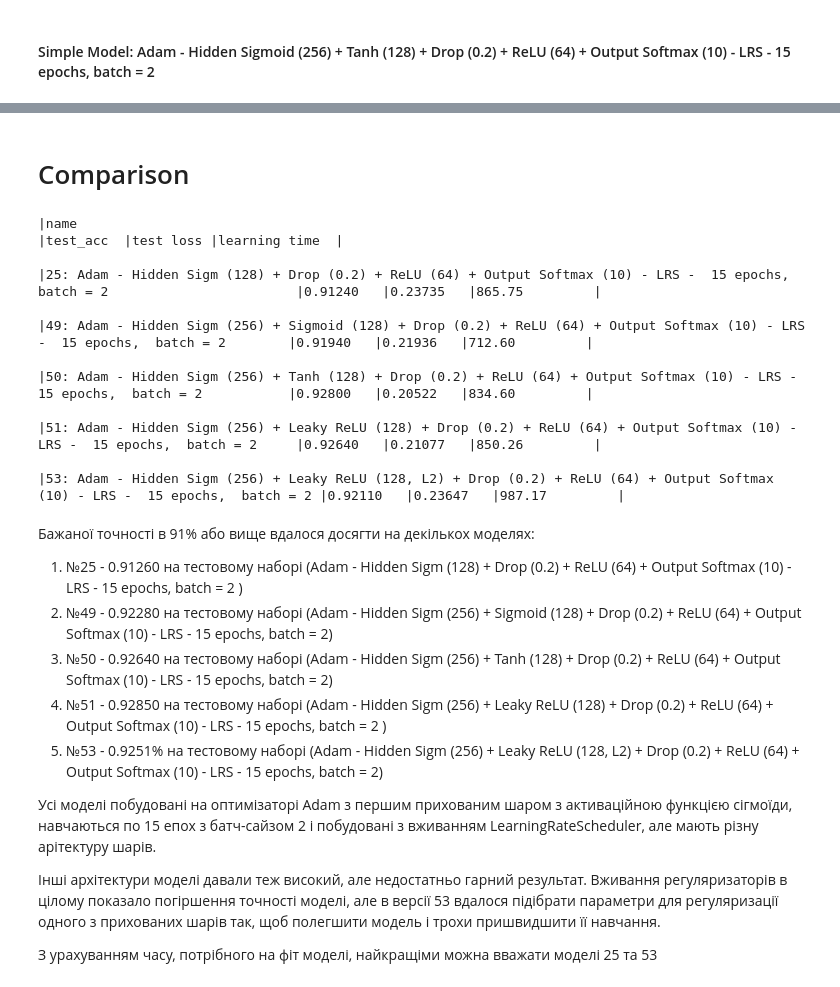
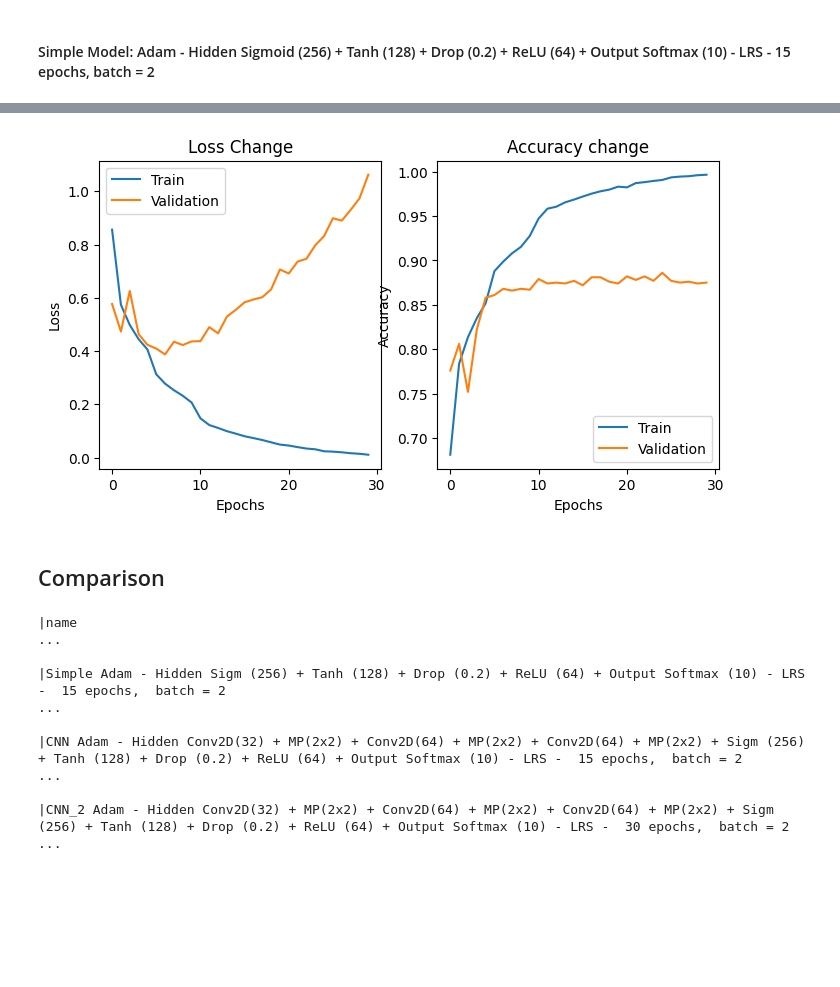
Before and after one commit to Anastasia-Makarova/DATA_homeworks, a Jupyter notebook: HW10.ipynb, the cells around one changed output, grey strips where cells are left out. Drawn from its saved outputs; the diff is of its cells as text; code cells hidden in the pictures; blank space fills up the shorter version.

```diff
--- a/HW10.ipynb
+++ b/HW10.ipynb
@@ -332,0 +359,21 @@ NameError: name 'plot_curves' is not defined
+# %%
+cnn_2_model = tf.keras.Sequential([
+    tf.keras.layers.Lambda(lambda x: x / 255.,  input_shape=(28, 28, 1), name='Normalize'),
+    tf.keras.layers.Conv2D(32, (3, 3), activation="relu"),
+    tf.keras.layers.MaxPooling2D((2, 2)),
+    tf.keras.layers.Conv2D(64, (3, 3), activation='relu'),
+    tf.keras.layers.MaxPooling2D((2, 2)),
+    tf.keras.layers.Conv2D(64, (3, 3), activation='relu'),
+    tf.keras.layers.Flatten(input_shape=(28, 28), name='Flatten'),
+    tf.keras.layers.Dense(256, activation='sigmoid', name='Dense1'),
+    tf.keras.layers.Dense(128, activation='tanh', name='Dense2'),
+    tf.keras.layers.Dropout(0.2, name='Drop1'),
+    tf.keras.layers.Dense(64, activation='relu', name='Dense3'),
+    tf.keras.layers.Dense(10, activation='softmax', name='output')
+])
+# %%
+cnn_2_model.compile(optimizer=optimizer,
+                loss='sparse_categorical_crossentropy',
+                metrics=['accuracy'])
+# %%
+lr_scheduler_callback = tf.keras.callbacks.LearningRateScheduler(lr_schedule)
@@ -332,0 +382,7 @@ NameError: name 'plot_curves' is not defined
+# %%
+cnn_2_history = cnn_2_model.fit(test_images_cnn, test_labels,
+                        epochs=epochs,
+                        batch_size=batch_size,
+                        initial_epoch=0,
+                        validation_split=0.1,
+                        callbacks=[lr_scheduler_callback])
@@ -333,38 +445,23 @@ NameError: name 'plot_curves' is not defined
+# %%
+plot_curves(cnn_2_history)
+# %% [output]
+[figure, added]
 # %% [markdown]
-# Comparison
+## Comparison
 # %%
-print(f"|{'name':<130}|{'test_acc':<10}|{'test loss':<10}|{'learning time':<15}|")
-for i in [25, 49, 50, 51, 53]:
-    model_name = 'name_model_' + str(i)
-    model_test_acc = 'test_acc_model_' + str(i)
-    model_test_loss = 'test_loss_model_' + str(i)
-    model_learning_time = 'end_model_' + str(i)
+print(f"|{'name':<200}|{'test_acc':<10}|{'test loss':<10}|{'learning time':<15}|")
+for i in ['simple', 'cnn', 'cnn_2']:
+    model_name = 'name_' + str(i) + '_model'
+    model_test_acc = 'test_acc_' + str(i)  + '_model'
+    model_test_loss = 'test_loss_' + str(i) + '_model'
+    model_learning_time = 'end_' + str(i) + '_model'
     print()
-    print(f"|{globals()[model_name]:<130}|{f'{globals()[model_test_acc]:.5f}':<10}|{f'{globals()[model_test_loss]:.5f}':<10}|{f'{globals()[model_learning_time]:.2f}':<15}|")
+    print(f"|{globals()[model_name]:<200}|{f'{globals()[model_test_acc]:.5f}':<10}|{f'{globals()[model_test_loss]:.5f}':<10}|{f'{globals()[model_learning_time]:.2f}':<15}|")
 # %% [output]
-|name                                                                                                                              |test_acc  |test loss |learning time  |
+|name                                                                                                                                                                                                    ...
 
-|25: Adam - Hidden Sigm (128) + Drop (0.2) + ReLU (64) + Output Softmax (10) - LRS -  15 epochs,  batch = 2                        |0.91240   |0.23735   |865.75         |
+|Simple Adam - Hidden Sigm (256) + Tanh (128) + Drop (0.2) + ReLU (64) + Output Softmax (10) - LRS -  15 epochs,  batch = 2                                                                              ...
 
-|49: Adam - Hidden Sigm (256) + Sigmoid (128) + Drop (0.2) + ReLU (64) + Output Softmax (10) - LRS -  15 epochs,  batch = 2        |0.91940   |0.21936   |712.60         |
+|CNN Adam - Hidden Conv2D(32) + MP(2x2) + Conv2D(64) + MP(2x2) + Conv2D(64) + MP(2x2) + Sigm (256) + Tanh (128) + Drop (0.2) + ReLU (64) + Output Softmax (10) - LRS -  15 epochs,  batch = 2            ...
 
-|50: Adam - Hidden Sigm (256) + Tanh (128) + Drop (0.2) + ReLU (64) + Output Softmax (10) - LRS -  15 epochs,  batch = 2           |0.92800   |0.20522   |834.60         |
-
-|51: Adam - Hidden Sigm (256) + Leaky ReLU (128) + Drop (0.2) + ReLU (64) + Output Softmax (10) - LRS -  15 epochs,  batch = 2     |0.92640   |0.21077   |850.26         |
-
-|53: Adam - Hidden Sigm (256) + Leaky ReLU (128, L2) + Drop (0.2) + ReLU (64) + Output Softmax (10) - LRS -  15 epochs,  batch = 2 |0.92110   |0.23647   |987.17         |
+|CNN_2 Adam - Hidden Conv2D(32) + MP(2x2) + Conv2D(64) + MP(2x2) + Conv2D(64) + MP(2x2) + Sigm (256) + Tanh (128) + Drop (0.2) + ReLU (64) + Output Softmax (10) - LRS -  30 epochs,  batch = 2          ...
-# %% [markdown]
-Бажаної точності в 91% або вище вдалося досягти на декількох моделях:
-
-1) №25 - 0.91260 на тестовому наборі (Adam - Hidden Sigm (128) + Drop (0.2) + ReLU (64) + Output Softmax (10) - LRS -  15 epochs,  batch = 2  )
-2) №49 - 0.92280 на тестовому наборі (Adam - Hidden Sigm (256) + Sigmoid (128) + Drop (0.2) + ReLU (64) + Output Softmax (10) - LRS -  15 epochs,  batch = 2)
-3) №50 - 0.92640 на тестовому наборі (Adam - Hidden Sigm (256) + Tanh (128) + Drop (0.2) + ReLU (64) + Output Softmax (10) - LRS -  15 epochs,  batch = 2)
-4) №51 - 0.92850 на тестовому наборі (Adam - Hidden Sigm (256) + Leaky ReLU (128) + Drop (0.2) + ReLU (64) + Output Softmax (10) - LRS -  15 epochs,  batch = 2 )
-2) №53 - 0.9251% на тестовому наборі (Adam - Hidden Sigm (256) + Leaky ReLU (128, L2) + Drop (0.2) + ReLU (64) + Output Softmax (10) - LRS -  15 epochs,  batch = 2)
-
-Усі моделі побудовані на оптимізаторі Adam з першим прихованим шаром з активаційною функцією сігмоїди, навчаються по 15 епох з батч-сайзом 2 і побудовані з вживанням LearningRateScheduler, але мають різну арітектуру шарів.
-
-Інші архітектури моделі давали теж високий, але недостатньо гарний результат.
-Вживання регуляризаторів в цілому показало погіршення точності моделі, але в версії 53 вдалося підібрати параметри для регуляризації одного з прихованих шарів так, щоб полегшити модель і трохи пришвидшити її навчання.
-
-З урахуванням часу, потрібного на фіт моделі, найкращіми можна вважати моделі 25 та 53
```
Also changed, not shown: parts of 30 cells of this notebook, 1 other file.
